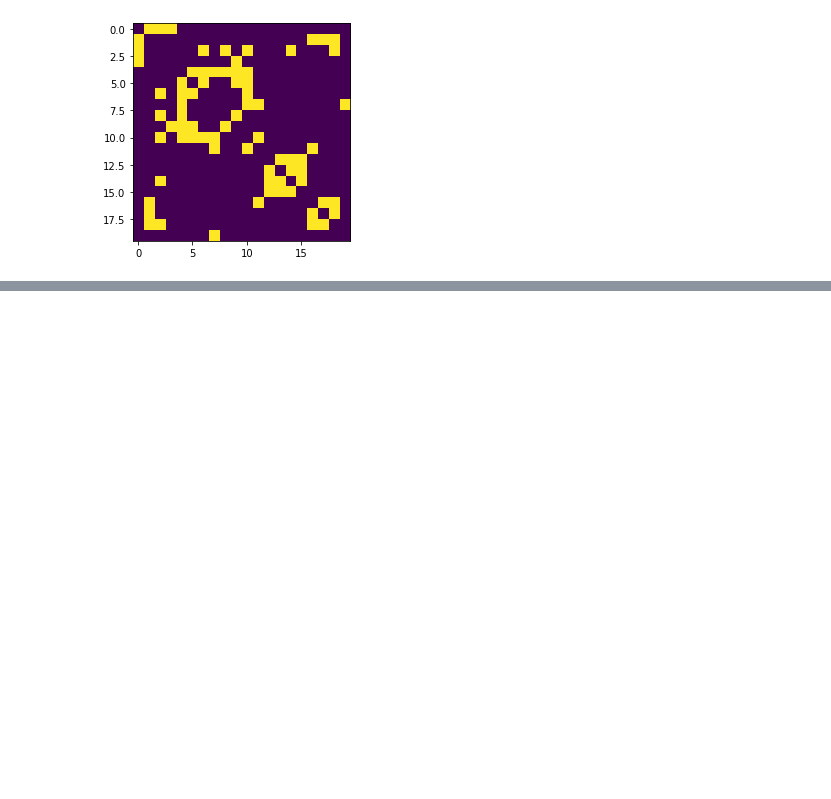
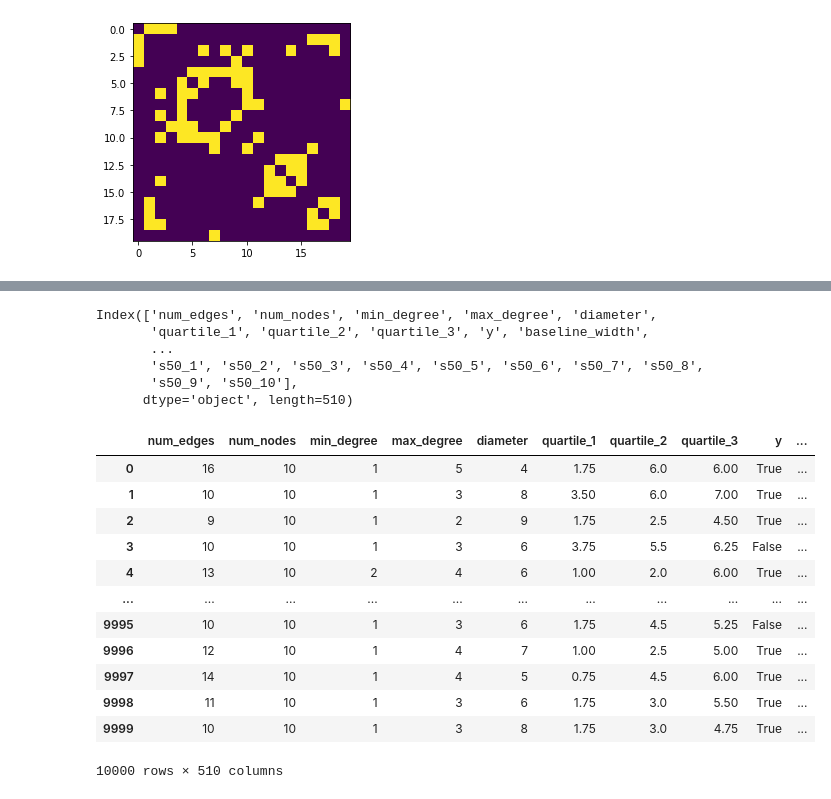
Before and after one commit to BryaneX455/reu2022, a Jupyter notebook: network_sampling_ex.ipynb, the cells around one changed output, grey strips where cells are left out. Saved outputs shown, nothing was run; the diff lists cells and outputs as text; code cells hidden in the pictures; blank space fills up the shorter version.

```diff
--- a/network_sampling_ex.ipynb
+++ b/network_sampling_ex.ipynb
@@ -397,0 +406,9 @@ plt.imshow(a)
+# %%
+a.keys()
+# %% [output]
+Index(['num_edges', 'num_nodes', 'min_degree', 'max_degree', 'diameter',
+       'quartile_1', 'quartile_2', 'quartile_3', 'y', 'baseline_width',
+       ...
+       's50_1', 's50_2', 's50_3', 's50_4', 's50_5', 's50_6', 's50_7', 's50_8',
+       's50_9', 's50_10'],
+      dtype='object', length=510)
@@ -397,0 +417,16 @@ plt.imshow(a)
+# %%
+a
+# %% [output]
+|  | num_edges | num_nodes | min_degree | max_degree | diameter | quartile_1 | quartile_2 | quartile_3 | y | ... |
+| 0 | 16 | 10 | 1 | 5 | 4 | 1.75 | 6.0 | 6.00 | True | ... |
+| 1 | 10 | 10 | 1 | 3 | 8 | 3.50 | 6.0 | 7.00 | True | ... |
+| 2 | 9 | 10 | 1 | 2 | 9 | 1.75 | 2.5 | 4.50 | True | ... |
+| 3 | 10 | 10 | 1 | 3 | 6 | 3.75 | 5.5 | 6.25 | False | ... |
+| 4 | 13 | 10 | 2 | 4 | 6 | 1.00 | 2.0 | 6.00 | True | ... |
+| ... | ... | ... | ... | ... | ... | ... | ... | ... | ... | ... |
+| 9995 | 10 | 10 | 1 | 3 | 6 | 1.75 | 4.5 | 5.25 | False | ... |
+| 9996 | 12 | 10 | 1 | 4 | 7 | 1.00 | 2.5 | 5.00 | True | ... |
+| 9997 | 14 | 10 | 1 | 4 | 5 | 0.75 | 4.5 | 6.00 | True | ... |
+| 9998 | 11 | 10 | 1 | 3 | 6 | 1.75 | 3.0 | 5.50 | True | ... |
+| 9999 | 10 | 10 | 1 | 3 | 8 | 1.75 | 3.0 | 4.75 | True | ... |
+10000 rows × 510 columns
```
Also changed, not shown: parts of 18 cells of this notebook, 3 other files.
